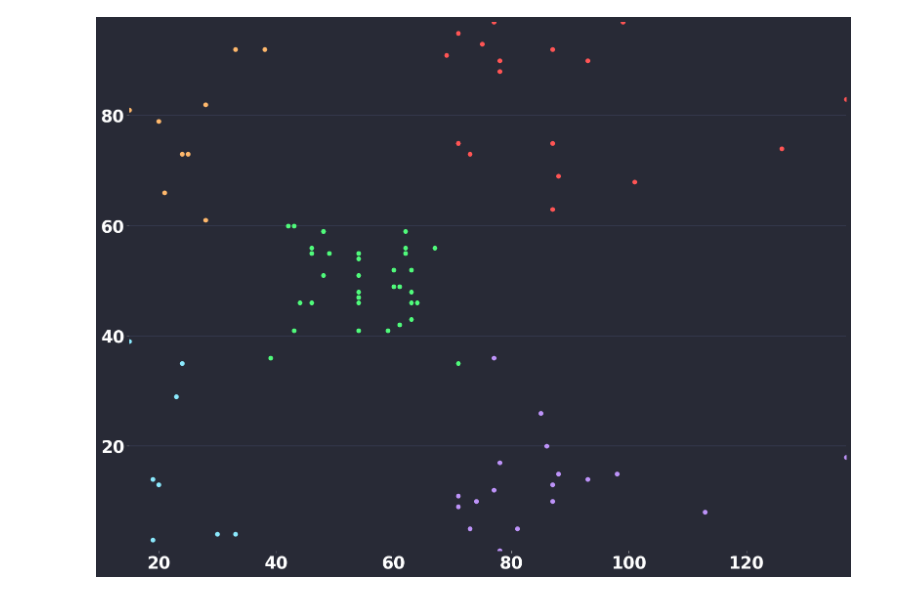
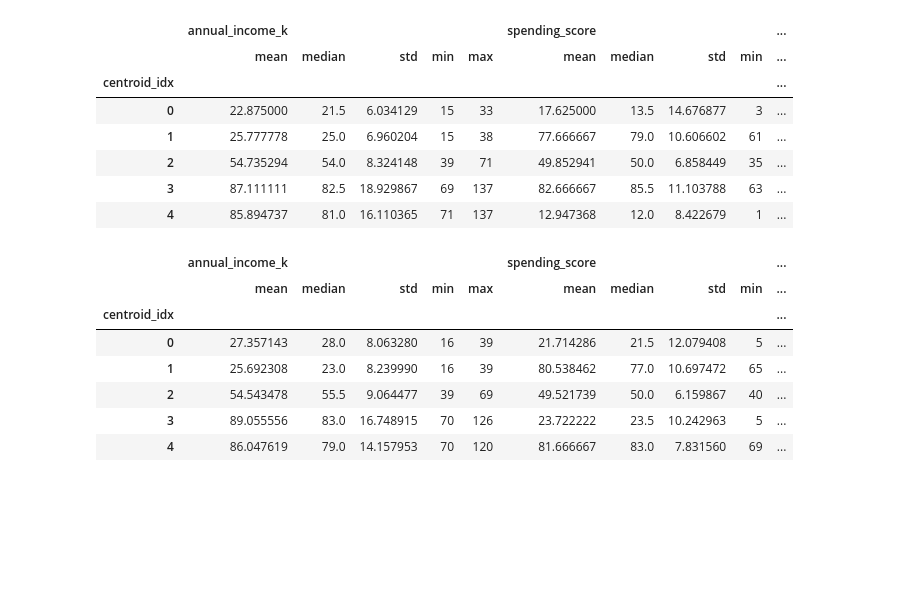
Before and after one commit to Charles-Roush/clustering, a Jupyter notebook: analysis.ipynb, the cells around one changed output. Saved outputs shown, nothing was run; the diff lists cells and outputs as text; code cells hidden in the pictures; blank space fills up the shorter version.

```diff
--- a/analysis.ipynb
+++ b/analysis.ipynb
@@ -32,4 +38,22 @@ pl.SubPlot([[sp]]).plot()
-# %%
-pl.plot_centroid_groups(m_df, 'annual_income_k', 'spending_score')
-# %% [output]
-[figure, removed]
+# %%
+stats['male']
+# %% [output]
+|  | annual_income_k |  |  |  |  | spending_score |  |  |  | ... |
+|  | mean | median | std | min | max | mean | median | std | min | ... |
+| centroid_idx |  |  |  |  |  |  |  |  |  | ... |
+| 0 | 22.875000 | 21.5 | 6.034129 | 15 | 33 | 17.625000 | 13.5 | 14.676877 | 3 | ... |
+| 1 | 25.777778 | 25.0 | 6.960204 | 15 | 38 | 77.666667 | 79.0 | 10.606602 | 61 | ... |
+| 2 | 54.735294 | 54.0 | 8.324148 | 39 | 71 | 49.852941 | 50.0 | 6.858449 | 35 | ... |
+| 3 | 87.111111 | 82.5 | 18.929867 | 69 | 137 | 82.666667 | 85.5 | 11.103788 | 63 | ... |
+| 4 | 85.894737 | 81.0 | 16.110365 | 71 | 137 | 12.947368 | 12.0 | 8.422679 | 1 | ... |
+# %%
+stats['female']
+# %% [output]
+|  | annual_income_k |  |  |  |  | spending_score |  |  |  | ... |
+|  | mean | median | std | min | max | mean | median | std | min | ... |
+| centroid_idx |  |  |  |  |  |  |  |  |  | ... |
+| 0 | 27.357143 | 28.0 | 8.063280 | 16 | 39 | 21.714286 | 21.5 | 12.079408 | 5 | ... |
+| 1 | 25.692308 | 23.0 | 8.239990 | 16 | 39 | 80.538462 | 77.0 | 10.697472 | 65 | ... |
+| 2 | 54.543478 | 55.5 | 9.064477 | 39 | 69 | 49.521739 | 50.0 | 6.159867 | 40 | ... |
+| 3 | 89.055556 | 83.0 | 16.748915 | 70 | 126 | 23.722222 | 23.5 | 10.242963 | 5 | ... |
+| 4 | 86.047619 | 79.0 | 14.157953 | 70 | 120 | 81.666667 | 83.0 | 7.831560 | 69 | ... |
```
Also changed, not shown: parts of 3 cells of this notebook, 3 other files.
